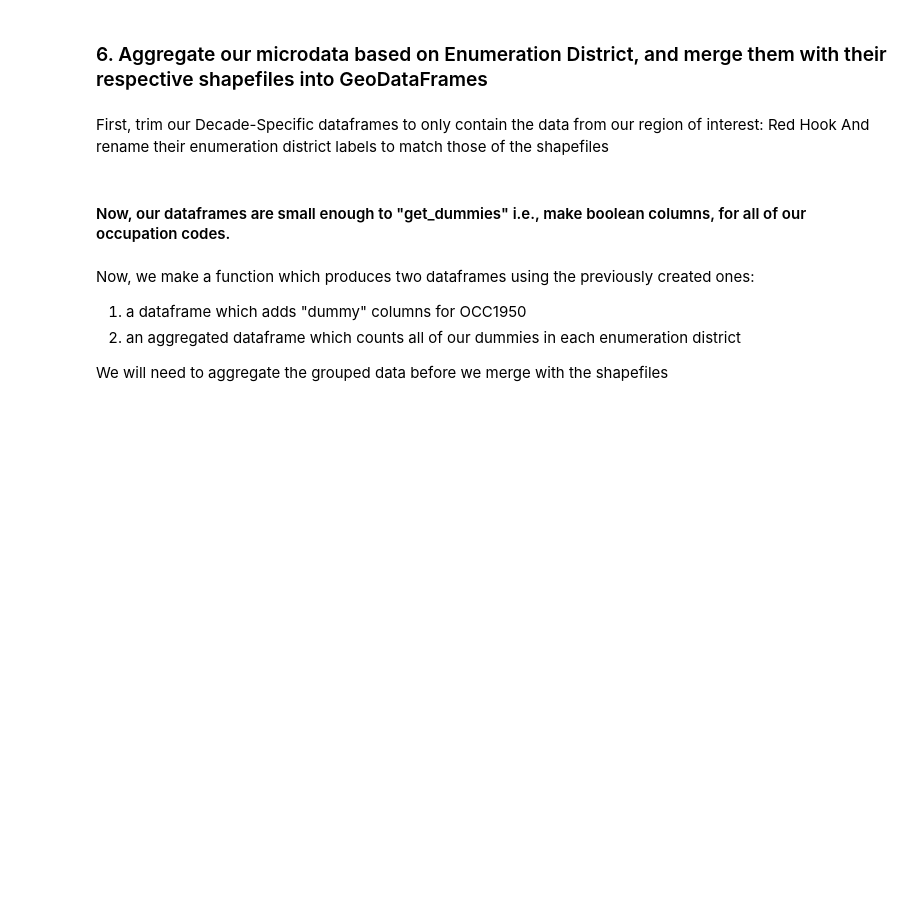
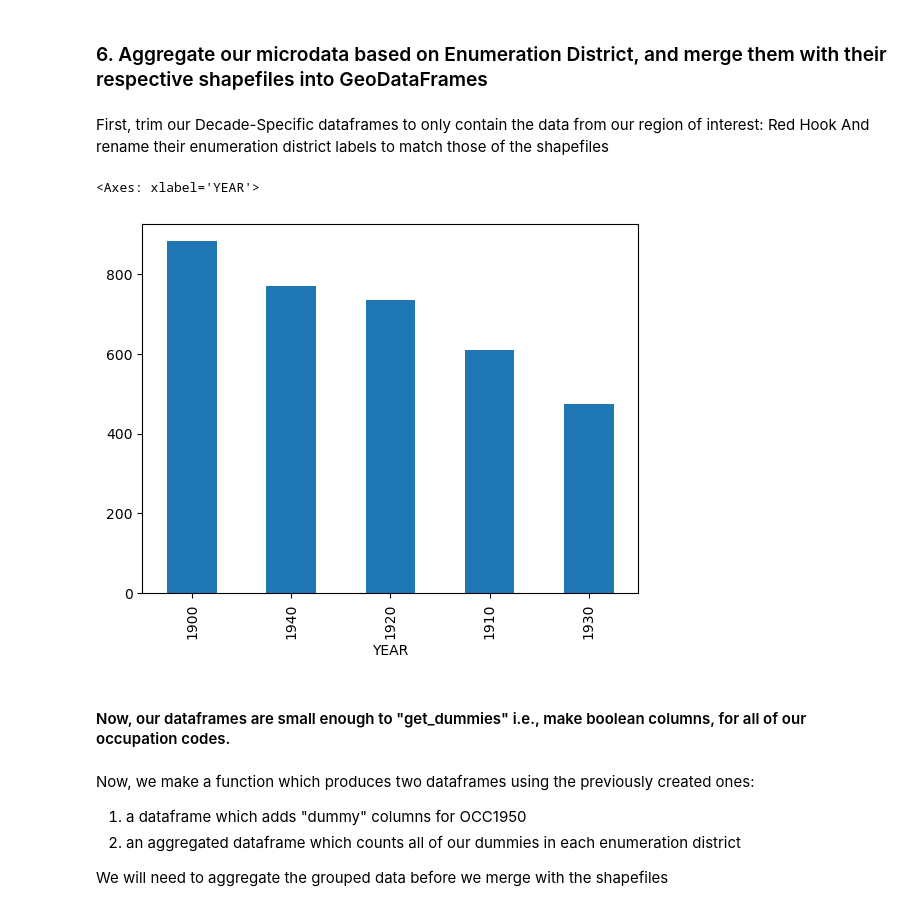
Before and after one commit to Durabbin/06_CPSC110_Raoul_Final, a Jupyter notebook: 06_CPSC110_Raoul_Final.ipynb, the cells around one changed output. Drawn from its saved outputs; the diff is of its cells as text; code cells hidden in the pictures; blank space fills up the shorter version.

```diff
--- a/06_CPSC110_Raoul_Final.ipynb
+++ b/06_CPSC110_Raoul_Final.ipynb
@@ -576,6 +578,15 @@ df_1930_redhook = df_1930[df_1930['ENUMDIST'].isin(shp1930['1930label'])]
 df_1940_redhook = df_1940[df_1940['ENUMDIST'].isin(shp1940['1940label'])]
 
 df_redhook = pd.concat([df_1900_redhook, df_1910_redhook, df_1920_redhook, df_1930_redhook, df_1940_redhook], ignore_index=True)
+# %%
+# df.loc[(df['IS_OTHER_IMMIGRANT']|df['IS_OTHER_NATIVE'])&df['ISWHITE']==0, 'BPL'].value_counts()
+
+df_redhook.loc[(df_redhook['DEMO_GROUP'].isin([0, 1]))&(df_redhook['ISWHITE']==0), 'RACE'].value_counts()
+df_redhook.loc[df_redhook['RACE'].isin([4, 5, 6]), 'OCC1950'].value_counts()
+df_redhook.loc[df_redhook['OCC1950']==673, 'YEAR'].value_counts().plot(kind='bar')
+# %% [output]
+<Axes: xlabel='YEAR'>
+[figure, added]
 # %% [markdown]
 #### Now, our dataframes are small enough to "get_dummies" i.e., make boolean columns, for all of our occupation codes.
 # %%
```
Also changed, not shown: parts of 21 cells of this notebook.
